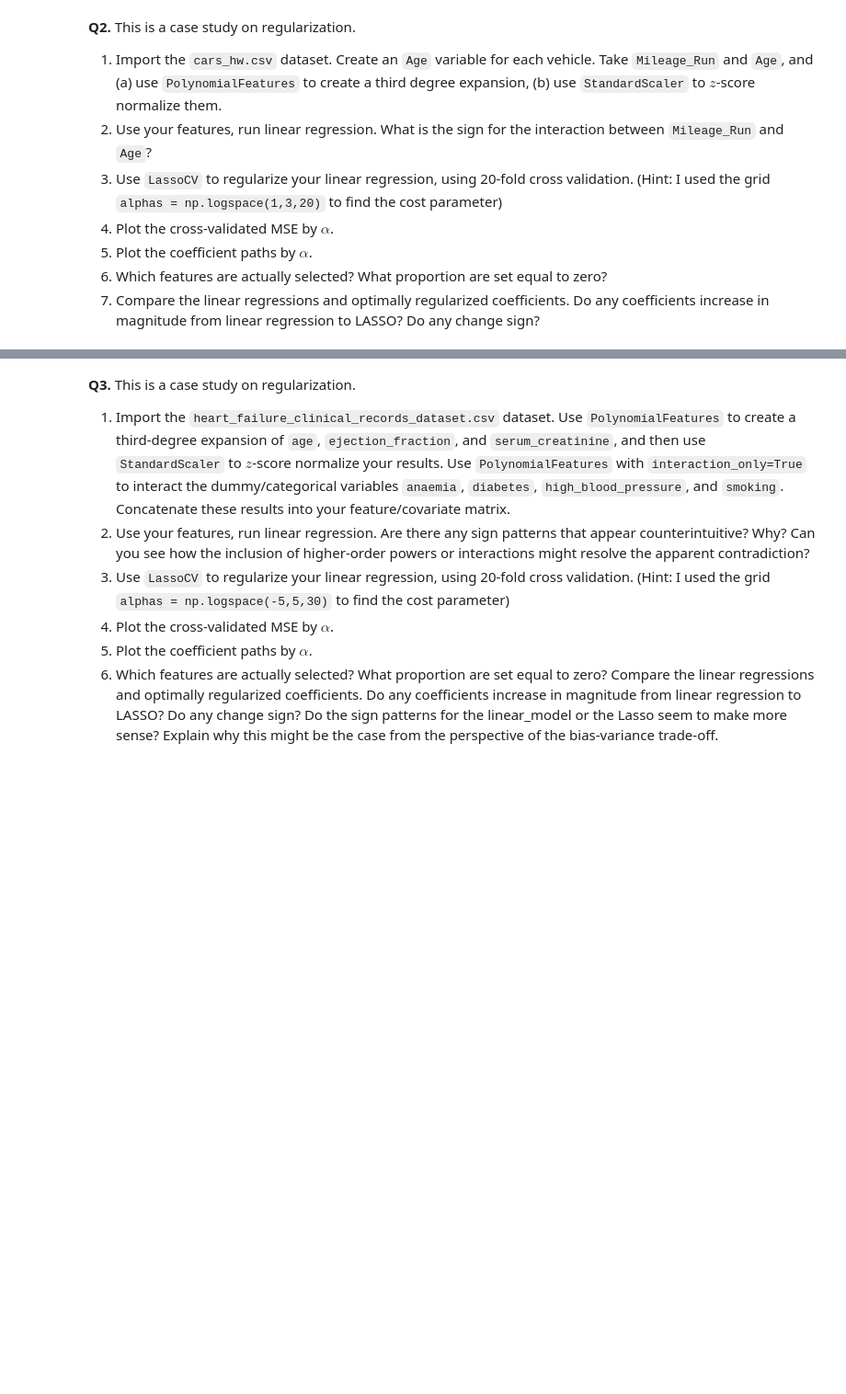
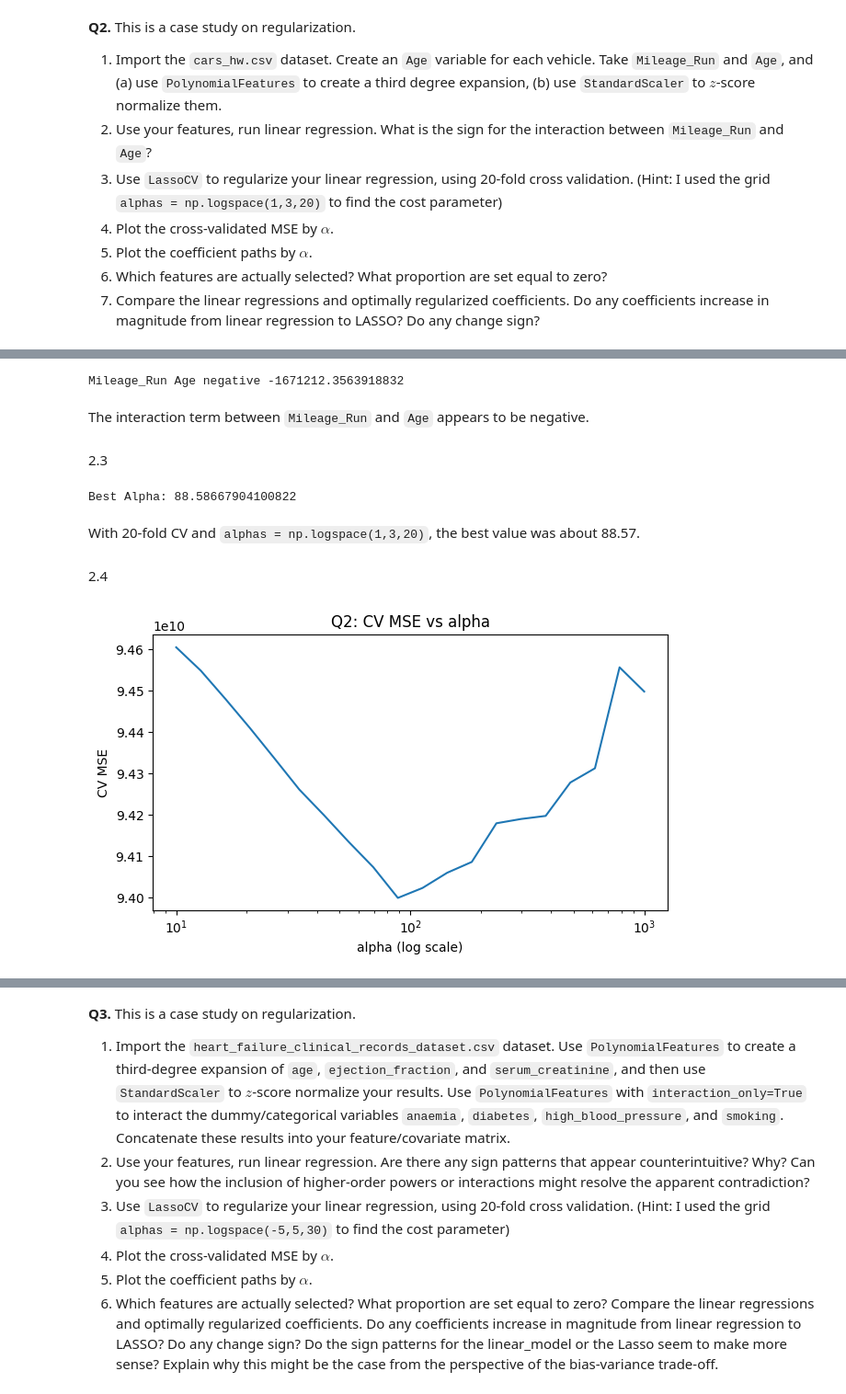
Before and after one commit to danieljson15/undergrad_ml_assignments, a Jupyter notebook: 04_assignment_regularization.ipynb, the cells around one changed output, grey strips where cells are left out. Shown at 92% size. Saved outputs shown, nothing was run; the diff lists cells and outputs as text; code cells hidden in the pictures; blank space fills up the shorter version.

```diff
--- a/04_assignment_regularization.ipynb
+++ b/04_assignment_regularization.ipynb
@@ -35,0 +44,17 @@
+# %%
+from sklearn.preprocessing import PolynomialFeatures, StandardScaler
+from sklearn.linear_model import LinearRegression, LassoCV, lasso_path
+cars = pd.read_csv('data/cars_hw.csv')
+
+current_year = 2026
+cars['Age'] = current_year - cars['Make_Year']
+
+X_base = cars[['Mileage_Run', 'Age']]
+y_cars = cars['Price']
+
+poly_cars = PolynomialFeatures(degree=3, include_bias=False)
+X_poly_cars = poly_cars.fit_transform(X_base)
+feature_names_cars = poly_cars.get_feature_names_out(['Mileage_Run', 'Age'])
+
+scaler_cars = StandardScaler()
+X_cars = scaler_cars.fit_transform(X_poly_cars)
@@ -35,0 +63,40 @@
+# %%
+lin_cars = LinearRegression()
+lin_cars.fit(X_cars, y_cars)
+lin_coef_cars = pd.Series(lin_cars.coef_, index=feature_names_cars)
+
+interaction_name = 'Mileage_Run Age'
+interaction_coef = lin_coef_cars[interaction_name]
+interaction_sign = 'positive' if interaction_coef > 0 else 'negative'
+print(interaction_name, interaction_sign, interaction_coef)
+# %% [output]
+Mileage_Run Age negative -1671212.3563918832
+# %% [markdown]
+The interaction term between `Mileage_Run` and `Age` appears to be negative.
+# %% [markdown]
+2.3
+# %%
+alphas_cars = np.logspace(1, 3, 20)
+lasso_cars = LassoCV(alphas=alphas_cars, cv=20, max_iter=200000, random_state=42)
+lasso_cars.fit(X_cars, y_cars)
+lasso_coef_cars = pd.Series(lasso_cars.coef_, index=feature_names_cars)
+
+print("Best Alpha:", lasso_cars.alpha_)
+# %% [output]
+Best Alpha: 88.58667904100822
+# %% [markdown]
+With 20-fold CV and `alphas = np.logspace(1,3,20)`, the best value was about 88.57.
+# %% [markdown]
+2.4
+# %%
+cv_mse_cars = lasso_cars.mse_path_.mean(axis=1)
+plt.figure(figsize=(6.5, 4))
+plt.plot(lasso_cars.alphas_, cv_mse_cars)
+plt.xscale('log')
+plt.title('Q2: CV MSE vs alpha')
+plt.xlabel('alpha (log scale)')
+plt.ylabel('CV MSE')
+plt.tight_layout()
+plt.show()
+# %% [output]
+[figure, added]
```
Also changed, not shown: parts of 25 cells of this notebook.
